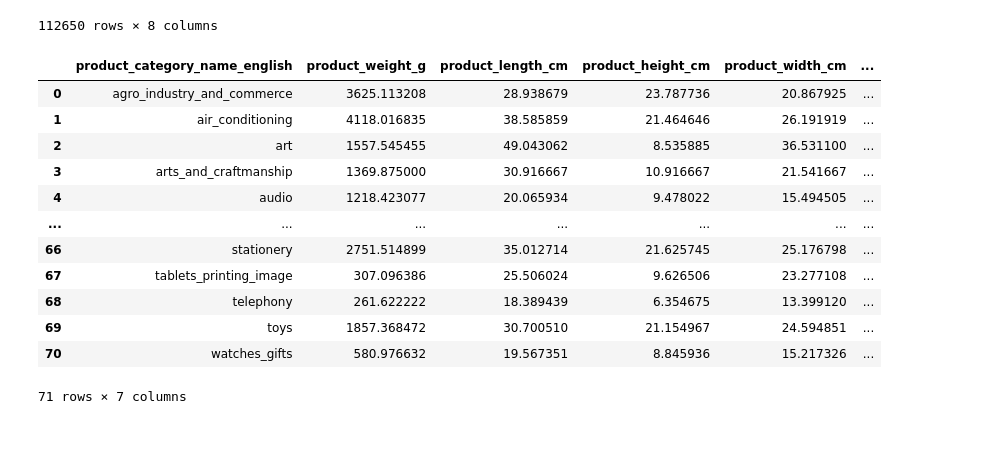
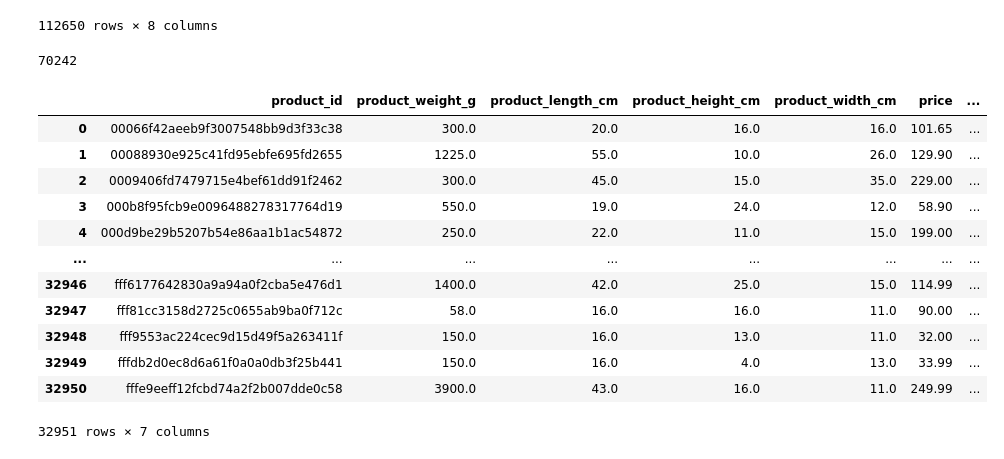
Before and after one commit to syakhrul-afandi/ecommerce, a Jupyter notebook: ecommerce.ipynb, the cells around one changed output. Drawn from its saved outputs; the diff is of its cells as text; code cells hidden in the pictures.

Commit message:
memperbaiki bagian clustering dengan groupby product_id

```diff
--- a/ecommerce.ipynb
+++ b/ecommerce.ipynb
@@ -415,28 +435,32 @@ Analisis
 | 112648 | 8cfc3506cedc0626364457d254429118 | fashion_childrens_clothes | 300.0 | 30.0 | 20.0 | ... |
 | 112649 | 0ab3ab3b2869073aa9afe795fe9151aa | fashion_childrens_clothes | 600.0 | 36.0 | 10.0 | ... |
 112650 rows × 8 columns
+# %%
+Analisis.duplicated().sum()
+# %% [output]
+70242
 # %%
-#Mengelompokkan berdasarkan beberapa kolom dengan agregasi mean dan sum pada kolom-kolom tertentu
-clustering = Analisis.groupby('product_category_name_english').agg({
+#Mengelompokkan berdasarkan  kolom dengan agregasi mean dan sum pada kolom-kolom tertentu
+clustering = Analisis.groupby('product_id').agg({
     'product_weight_g': 'mean',
     'product_length_cm': 'mean',
     'product_height_cm': 'mean',
     'product_width_cm': 'mean',
     'price': 'mean',
     'count_sold': 'sum'
 }).reset_index()
 clustering
 # %% [output]
-|  | product_category_name_english | product_weight_g | product_length_cm | product_height_cm | product_width_cm | ... |
-| 0 | agro_industry_and_commerce | 3625.113208 | 28.938679 | 23.787736 | 20.867925 | ... |
-| 1 | air_conditioning | 4118.016835 | 38.585859 | 21.464646 | 26.191919 | ... |
-| 2 | art | 1557.545455 | 49.043062 | 8.535885 | 36.531100 | ... |
-| 3 | arts_and_craftmanship | 1369.875000 | 30.916667 | 10.916667 | 21.541667 | ... |
-| 4 | audio | 1218.423077 | 20.065934 | 9.478022 | 15.494505 | ... |
-| ... | ... | ... | ... | ... | ... | ... |
-| 66 | stationery | 2751.514899 | 35.012714 | 21.625745 | 25.176798 | ... |
-| 67 | tablets_printing_image | 307.096386 | 25.506024 | 9.626506 | 23.277108 | ... |
-| 68 | telephony | 261.622222 | 18.389439 | 6.354675 | 13.399120 | ... |
-| 69 | toys | 1857.368472 | 30.700510 | 21.154967 | 24.594851 | ... |
-| 70 | watches_gifts | 580.976632 | 19.567351 | 8.845936 | 15.217326 | ... |
+|  | product_id | product_weight_g | product_length_cm | product_height_cm | product_width_cm | price | ... |
+| 0 | 00066f42aeeb9f3007548bb9d3f33c38 | 300.0 | 20.0 | 16.0 | 16.0 | 101.65 | ... |
+| 1 | 00088930e925c41fd95ebfe695fd2655 | 1225.0 | 55.0 | 10.0 | 26.0 | 129.90 | ... |
+| 2 | 0009406fd7479715e4bef61dd91f2462 | 300.0 | 45.0 | 15.0 | 35.0 | 229.00 | ... |
+| 3 | 000b8f95fcb9e0096488278317764d19 | 550.0 | 19.0 | 24.0 | 12.0 | 58.90 | ... |
+| 4 | 000d9be29b5207b54e86aa1b1ac54872 | 250.0 | 22.0 | 11.0 | 15.0 | 199.00 | ... |
+| ... | ... | ... | ... | ... | ... | ... | ... |
+| 32946 | fff6177642830a9a94a0f2cba5e476d1 | 1400.0 | 42.0 | 25.0 | 15.0 | 114.99 | ... |
+| 32947 | fff81cc3158d2725c0655ab9ba0f712c | 58.0 | 16.0 | 16.0 | 11.0 | 90.00 | ... |
+| 32948 | fff9553ac224cec9d15d49f5a263411f | 150.0 | 16.0 | 13.0 | 11.0 | 32.00 | ... |
+| 32949 | fffdb2d0ec8d6a61f0a0a0db3f25b441 | 150.0 | 16.0 | 4.0 | 13.0 | 33.99 | ... |
+| 32950 | fffe9eeff12fcbd74a2f2b007dde0c58 | 3900.0 | 43.0 | 16.0 | 11.0 | 249.99 | ... |
-71 rows × 7 columns
+32951 rows × 7 columns
```
Also changed, not shown: parts of 10 cells of this notebook.
